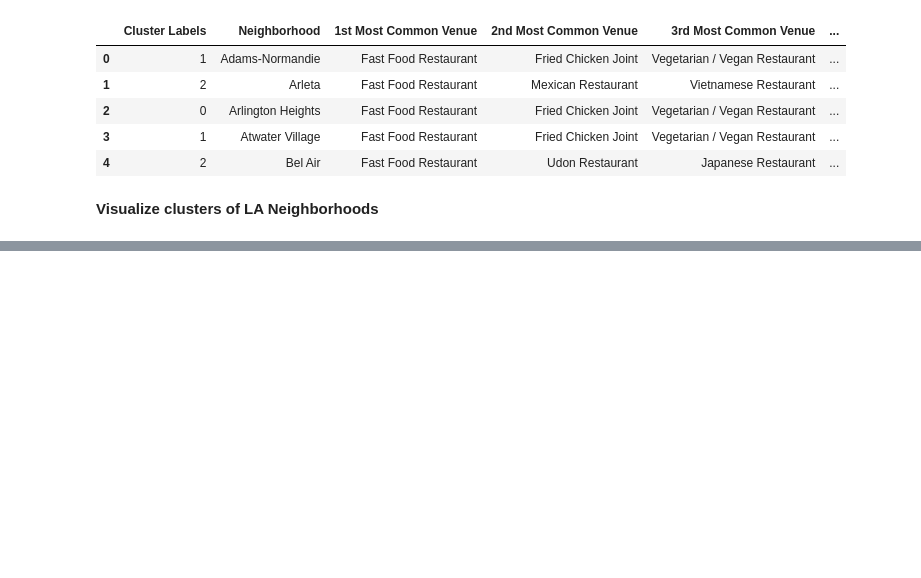
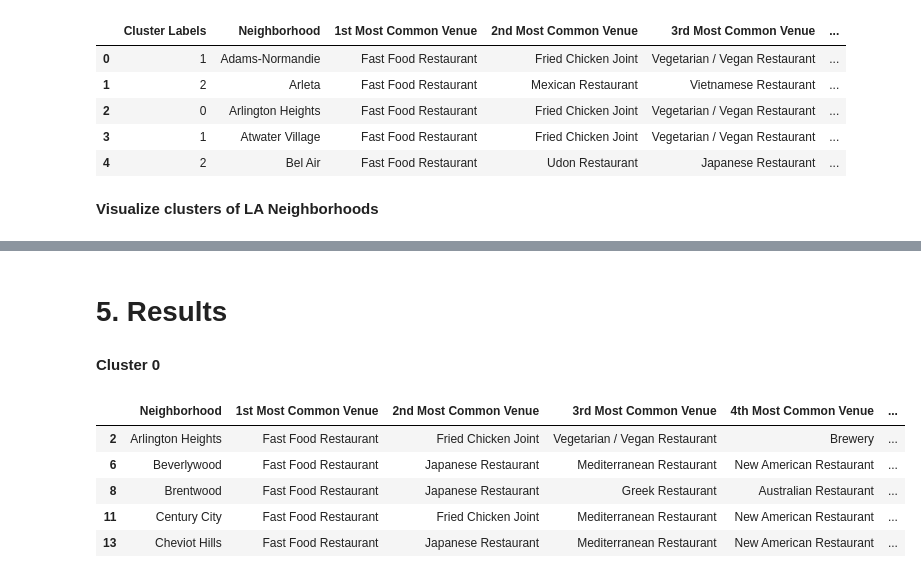
Before and after one commit to ashish-vemula/ibm-coursera-capstone-project, a Jupyter notebook: exploring-la-cuisines.ipynb, the cells around one changed output, grey strips where cells are left out. Saved outputs shown, nothing was run; the diff lists cells and outputs as text; code cells hidden in the pictures; blank space fills up the shorter version.

```diff
--- a/exploring-la-cuisines.ipynb
+++ b/exploring-la-cuisines.ipynb
@@ -652,3 +652,5 @@ for lat, lon, poi, cluster in zip(la_final_df['Latitude'], la_final_df['Longitud
 map_clusters
 # %% [output]
 [interactive output not drawn]
+# %% [markdown]
+# 5. Results
@@ -654,0 +661,12 @@ map_clusters
+# %% [markdown]
+<b>Cluster 0</b>
+# %%
+cluster_0 = la_final_df.loc[la_final_df['Cluster Labels'] == 0, la_final_df.columns[1:13]]
+cluster_0.head(5)
+# %% [output]
+|  | Neighborhood | 1st Most Common Venue | 2nd Most Common Venue | 3rd Most Common Venue | 4th Most Common Venue | ... |
+| 2 | Arlington Heights | Fast Food Restaurant | Fried Chicken Joint | Vegetarian / Vegan Restaurant | Brewery | ... |
+| 6 | Beverlywood | Fast Food Restaurant | Japanese Restaurant | Mediterranean Restaurant | New American Restaurant | ... |
+| 8 | Brentwood | Fast Food Restaurant | Japanese Restaurant | Greek Restaurant | Australian Restaurant | ... |
+| 11 | Century City | Fast Food Restaurant | Fried Chicken Joint | Mediterranean Restaurant | New American Restaurant | ... |
+| 13 | Cheviot Hills | Fast Food Restaurant | Japanese Restaurant | Mediterranean Restaurant | New American Restaurant | ... |
```
Also changed, not shown: parts of 16 cells of this notebook.
